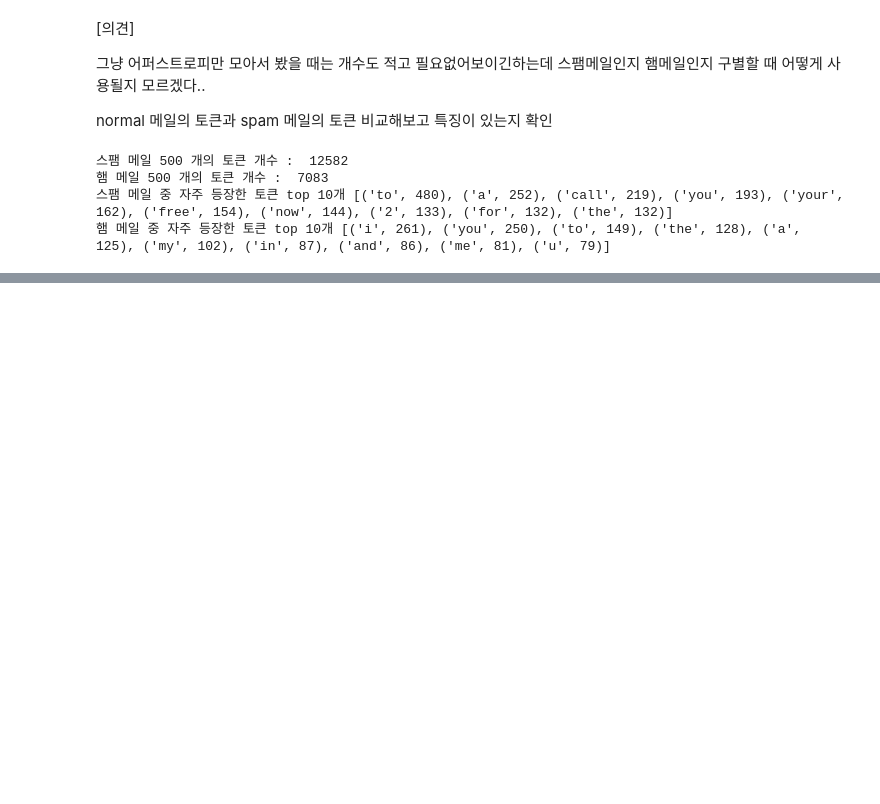
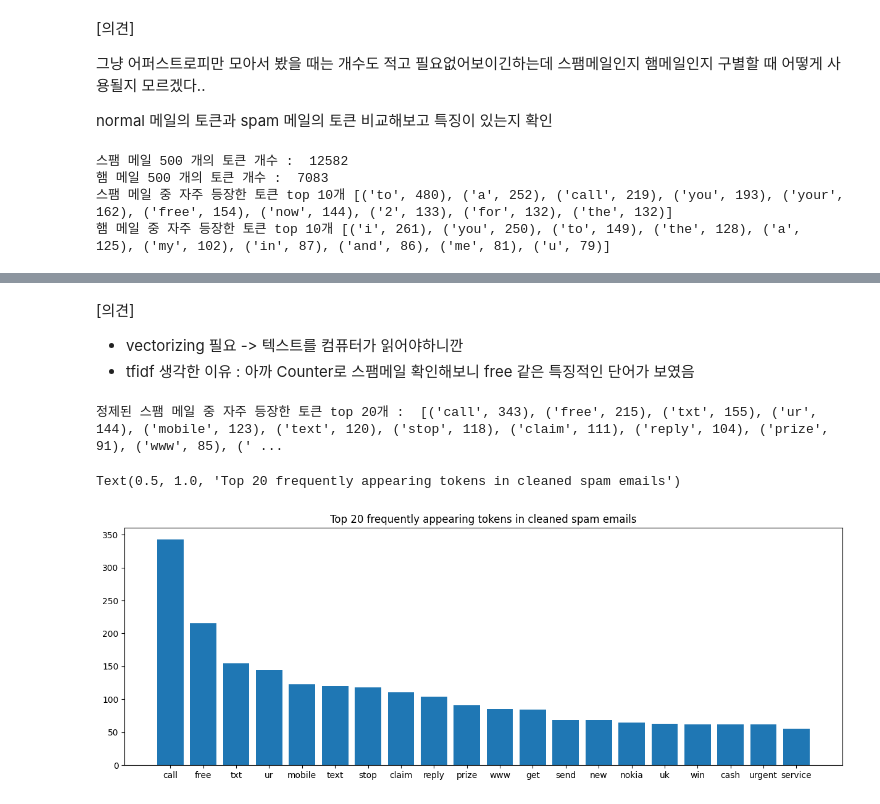
Before and after one commit to jjimini98/Data-Science-Project-2024, a Jupyter notebook: mission_code.ipynb, the cells around one changed output, grey strips where cells are left out. Saved outputs shown, nothing was run; the diff lists cells and outputs as text; code cells hidden in the pictures; blank space fills up the shorter version.

```diff
--- a/mission_code.ipynb
+++ b/mission_code.ipynb
@@ -255,0 +257,7 @@ print("햄 메일 중 자주 등장한 토큰 top 10개", Counter(all_n_tokens).
+# %%
+# 불용어 제거하기
+
+from nltk.corpus import stopwords
+# nltk.download('stopwords')
+stopword = stopwords.words('english')
+print("영어 stopword 개수 : ", len(stopword))
@@ -255,0 +289,4 @@ print("햄 메일 중 자주 등장한 토큰 top 10개", Counter(all_n_tokens).
+# %%
+# 정제된 텍스트는 data 데이터프레임에 clean_message 칼럼에 저장함
+
+data['clean_message'] = data['Message'].apply(lambda x: preprocess_token(x))
@@ -255,0 +313,10 @@ print("햄 메일 중 자주 등장한 토큰 top 10개", Counter(all_n_tokens).
+# %%
+# label에 해당하는 값이 ham , spam
+
+def encode_label(label : str) -> bool :
+    if label == "ham":
+        return 0
+    else:
+        return 1
+# %%
+data['encode_category'] = data['Category'].apply(lambda x: encode_label(x))
@@ -255,0 +366,31 @@ print("햄 메일 중 자주 등장한 토큰 top 10개", Counter(all_n_tokens).
+# %% [markdown]
+[의견]
+- vectorizing 필요 -> 텍스트를 컴퓨터가 읽어야하니깐
+- tfidf 생각한 이유 : 아까 Counter로 스팸메일 확인해보니 free 같은 특징적인 단어가 보였음
+# %%
+# clean_message 에서 스팸메일 / 햄메일 자주 등장한 토큰 top 20개만
+import matplotlib.pyplot as plt
+
+clean_spam_message = data[data['encode_category'] == 1]['clean_message']
+clean_spam = []
+for mes in clean_spam_message:
+    clean_spam.extend(mes.split())
+
+result = Counter(clean_spam).most_common(20)
+
+print("정제된 스팸 메일 중 자주 등장한 토큰 top 20개 : ",result)
+
+keys , values = [] , []
+
+for k,v in result:
+    keys.append(k)
+    values.append(v)
+
+plt.figure(figsize=(15, 5))
+plt.bar(keys,values)
+plt.title("Top 20 frequently appearing tokens in cleaned spam emails")
+# plt.xticks(rotation = 35)
+# %% [output]
+정제된 스팸 메일 중 자주 등장한 토큰 top 20개 :  [('call', 343), ('free', 215), ('txt', 155), ('ur', 144), ('mobile', 123), ('text', 120), ('stop', 118), ('claim', 111), ('reply', 104), ('prize', 91), ('www', 85), (' ...
+Text(0.5, 1.0, 'Top 20 frequently appearing tokens in cleaned spam emails')
+[figure, added]
```
Also changed, not shown: parts of 18 cells of this notebook.
